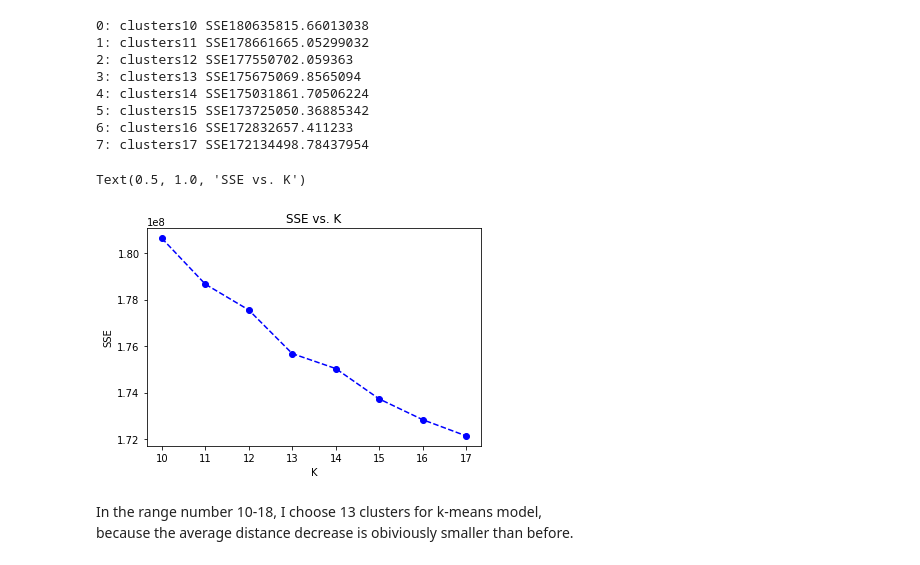
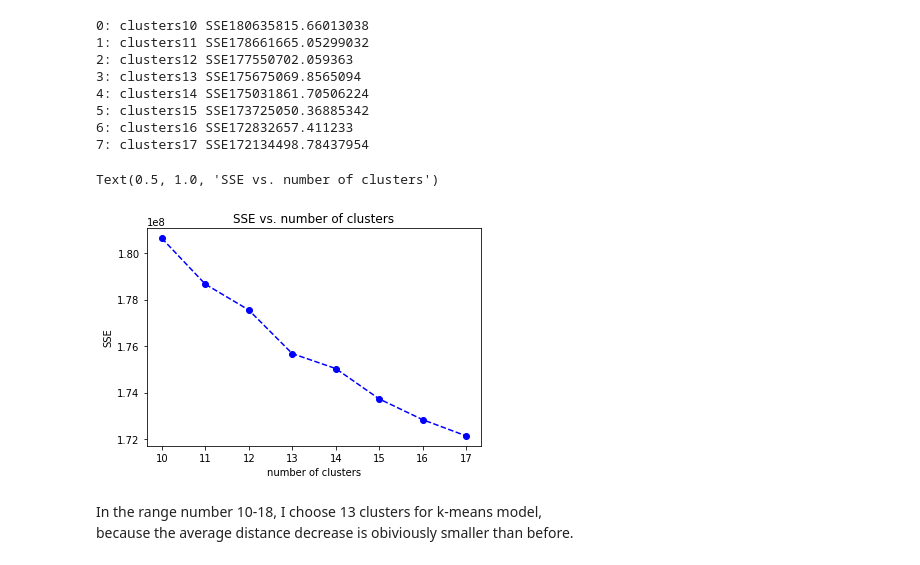
Before and after one commit to helloxms/Capstone-project-Arvato, a Jupyter notebook: Arvato Project Workbook.ipynb, the cells around one changed output. Saved outputs shown, nothing was run; the diff lists cells and outputs as text; code cells hidden in the pictures.

```diff
--- a/Arvato Project Workbook.ipynb
+++ b/Arvato Project Workbook.ipynb
@@ -766,14 +766,14 @@ for counter, clusters in enumerate(centersOwn):
 # %%
 # Investigate the change in within-cluster distance across number of clusters.
 # HINT: Use matplotlib's plot function to visualize this relationship.
 
 plt.plot(centersOwn, scoresOwn, linestyle='--', marker='o', color='b');
-plt.xlabel('K');
+plt.xlabel('number of clusters');
 plt.ylabel('SSE');
-plt.title('SSE vs. K')
+plt.title('SSE vs. number of clusters')
 # %% [output]
-Text(0.5, 1.0, 'SSE vs. K')
+Text(0.5, 1.0, 'SSE vs. number of clusters')
-[figure, old version]
+[figure, new version]
 # %% [markdown]
 In the range number 10-18, I choose 13 clusters for k-means model,
 because the average distance decrease is obiviously smaller than before.
```
Also changed, not shown: parts of 17 cells of this notebook.
